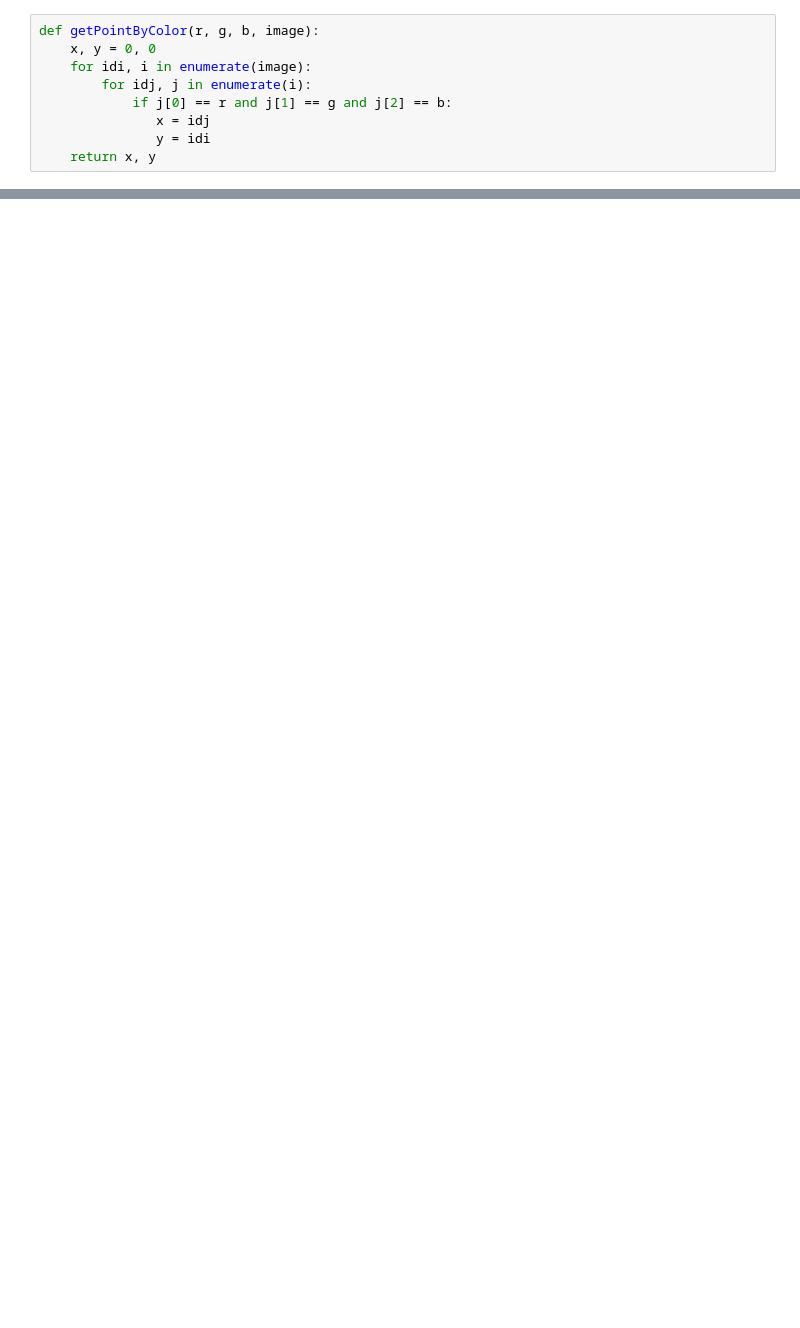
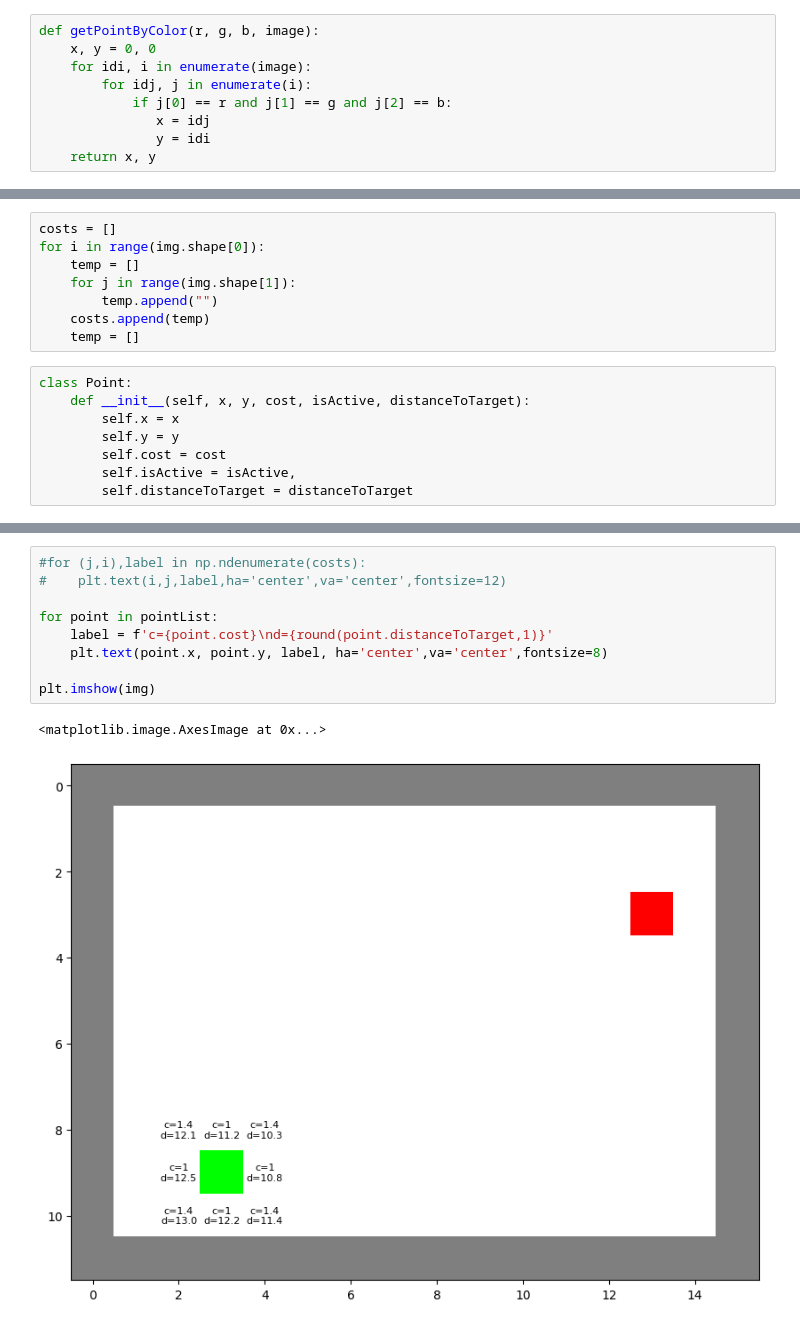
Before and after one commit to lukzimmermann/Algorithms, a Jupyter notebook: SearchBase/SearchBase.ipynb, the cells around one changed output, grey strips where cells are left out. Saved outputs shown, nothing was run; the diff lists cells and outputs as text; blank space fills up the shorter version.

```diff
--- a/SearchBase/SearchBase.ipynb
+++ b/SearchBase/SearchBase.ipynb
@@ -78,0 +79,16 @@ plt.imshow(img)
+# %%
+costs = []
+for i in range(img.shape[0]):
+    temp = []
+    for j in range(img.shape[1]):
+        temp.append("")
+    costs.append(temp)
+    temp = []
+# %%
+class Point:
+    def __init__(self, x, y, cost, isActive, distanceToTarget):
+        self.x = x
+        self.y = y
+        self.cost = cost
+        self.isActive = isActive,
+        self.distanceToTarget = distanceToTarget
@@ -78,0 +116,12 @@ plt.imshow(img)
+# %%
+#for (j,i),label in np.ndenumerate(costs):
+#    plt.text(i,j,label,ha='center',va='center',fontsize=12)
+
+for point in pointList:
+    label = f'c={point.cost}\nd={round(point.distanceToTarget,1)}'
+    plt.text(point.x, point.y, label, ha='center',va='center',fontsize=8)
+
+plt.imshow(img)
+# %% [output]
+<matplotlib.image.AxesImage at 0x...>
+[figure, added]
```
Also changed, not shown: parts of 5 cells of this notebook.
